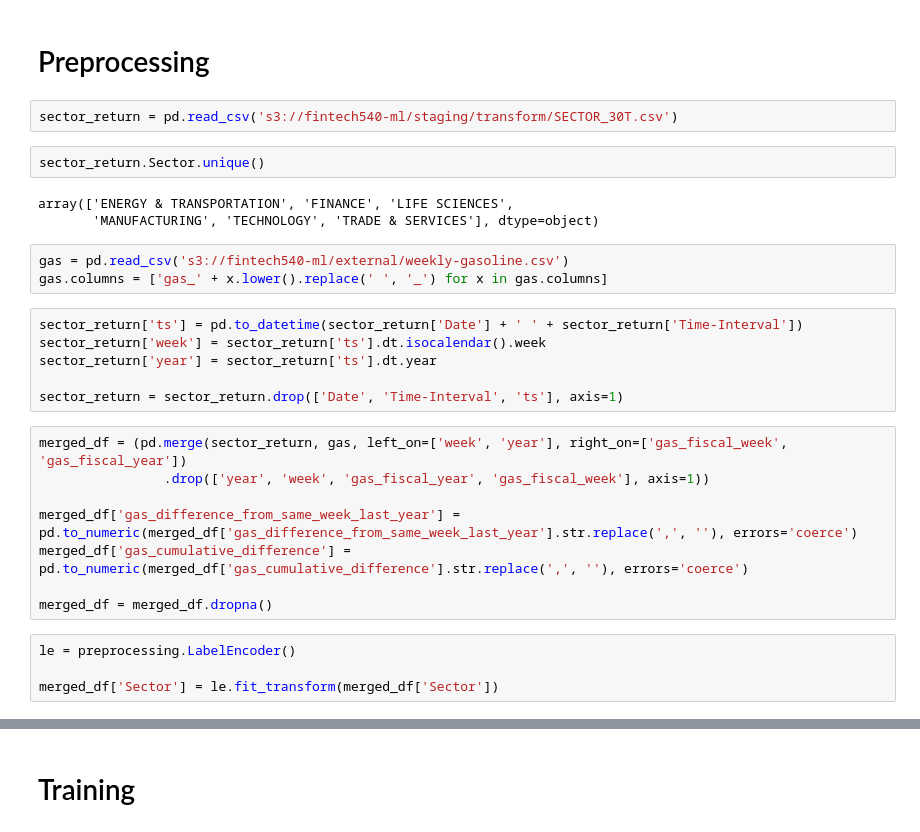
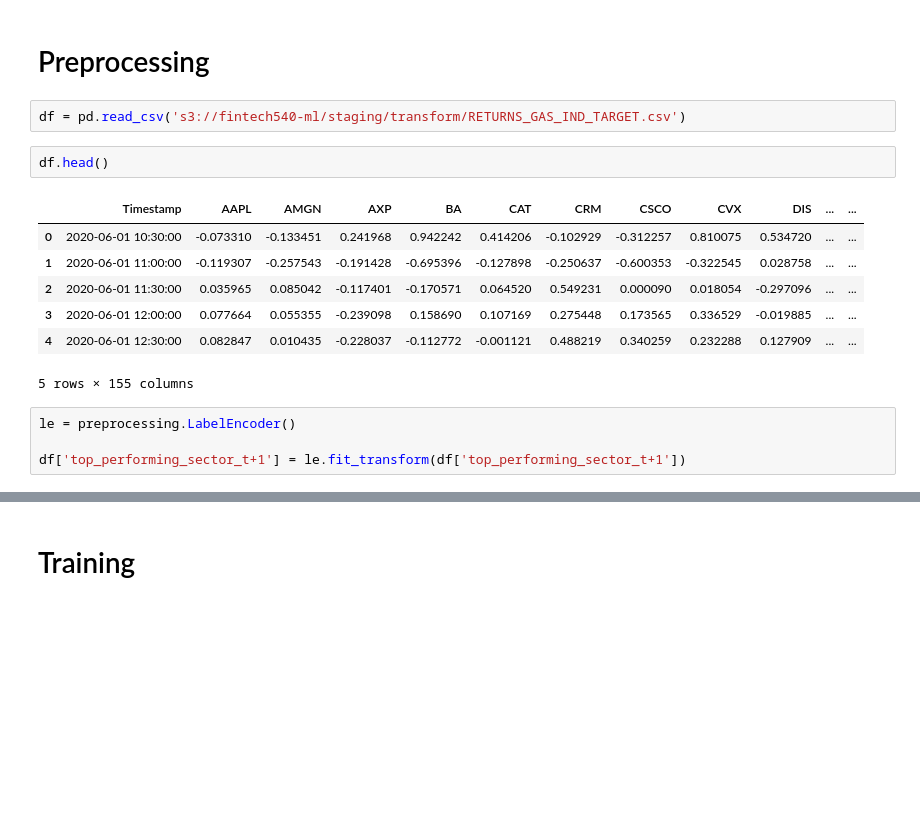
Before and after one commit to kevinsheth/sector-rotation-prediction-python, a Jupyter notebook: notebooks/models/sheth_gas_xgboost.ipynb, the cells around one changed output, grey strips where cells are left out. Cells and saved outputs as stored; diff of their text form; blank space fills up the shorter version.

```diff
--- a/notebooks/models/sheth_gas_xgboost.ipynb
+++ b/notebooks/models/sheth_gas_xgboost.ipynb
@@ -28,31 +28,19 @@ def rmse(y_true, y_pred):
 # %% [markdown]
 # Preprocessing
 # %%
-sector_return = pd.read_csv('s3://fintech540-ml/staging/transform/SECTOR_30T.csv')
+df = pd.read_csv('s3://fintech540-ml/staging/transform/RETURNS_GAS_IND_TARGET.csv')
-# %%
-sector_return.Sector.unique()
-# %% [output]
-array(['ENERGY & TRANSPORTATION', 'FINANCE', 'LIFE SCIENCES',
-       'MANUFACTURING', 'TECHNOLOGY', 'TRADE & SERVICES'], dtype=object)
-# %%
-gas = pd.read_csv('s3://fintech540-ml/external/weekly-gasoline.csv')
-gas.columns = ['gas_' + x.lower().replace(' ', '_') for x in gas.columns]
-# %%
-sector_return['ts'] = pd.to_datetime(sector_return['Date'] + ' ' + sector_return['Time-Interval'])
-sector_return['week'] = sector_return['ts'].dt.isocalendar().week
-sector_return['year'] = sector_return['ts'].dt.year
-
-sector_return = sector_return.drop(['Date', 'Time-Interval', 'ts'], axis=1)
-# %%
-merged_df = (pd.merge(sector_return, gas, left_on=['week', 'year'], right_on=['gas_fiscal_week', 'gas_fiscal_year'])
-                .drop(['year', 'week', 'gas_fiscal_year', 'gas_fiscal_week'], axis=1))
-
-merged_df['gas_difference_from_same_week_last_year'] = pd.to_numeric(merged_df['gas_difference_from_same_week_last_year'].str.replace(',', ''), errors='coerce')
-merged_df['gas_cumulative_difference'] = pd.to_numeric(merged_df['gas_cumulative_difference'].str.replace(',', ''), errors='coerce')
-
-merged_df = merged_df.dropna()
+# %%
+df.head()
+# %% [output]
+|  | Timestamp | AAPL | AMGN | AXP | BA | CAT | CRM | CSCO | CVX | DIS | ... | ... |
+| 0 | 2020-06-01 10:30:00 | -0.073310 | -0.133451 | 0.241968 | 0.942242 | 0.414206 | -0.102929 | -0.312257 | 0.810075 | 0.534720 | ... | ... |
+| 1 | 2020-06-01 11:00:00 | -0.119307 | -0.257543 | -0.191428 | -0.695396 | -0.127898 | -0.250637 | -0.600353 | -0.322545 | 0.028758 | ... | ... |
+| 2 | 2020-06-01 11:30:00 | 0.035965 | 0.085042 | -0.117401 | -0.170571 | 0.064520 | 0.549231 | 0.000090 | 0.018054 | -0.297096 | ... | ... |
+| 3 | 2020-06-01 12:00:00 | 0.077664 | 0.055355 | -0.239098 | 0.158690 | 0.107169 | 0.275448 | 0.173565 | 0.336529 | -0.019885 | ... | ... |
+| 4 | 2020-06-01 12:30:00 | 0.082847 | 0.010435 | -0.228037 | -0.112772 | -0.001121 | 0.488219 | 0.340259 | 0.232288 | 0.127909 | ... | ... |
+5 rows × 155 columns
 # %%
 le = preprocessing.LabelEncoder()
 
-merged_df['Sector'] = le.fit_transform(merged_df['Sector'])
+df['top_performing_sector_t+1'] = le.fit_transform(df['top_performing_sector_t+1'])
 # %%
```
Also changed, not shown: parts of 9 cells of this notebook, 1 other file.
